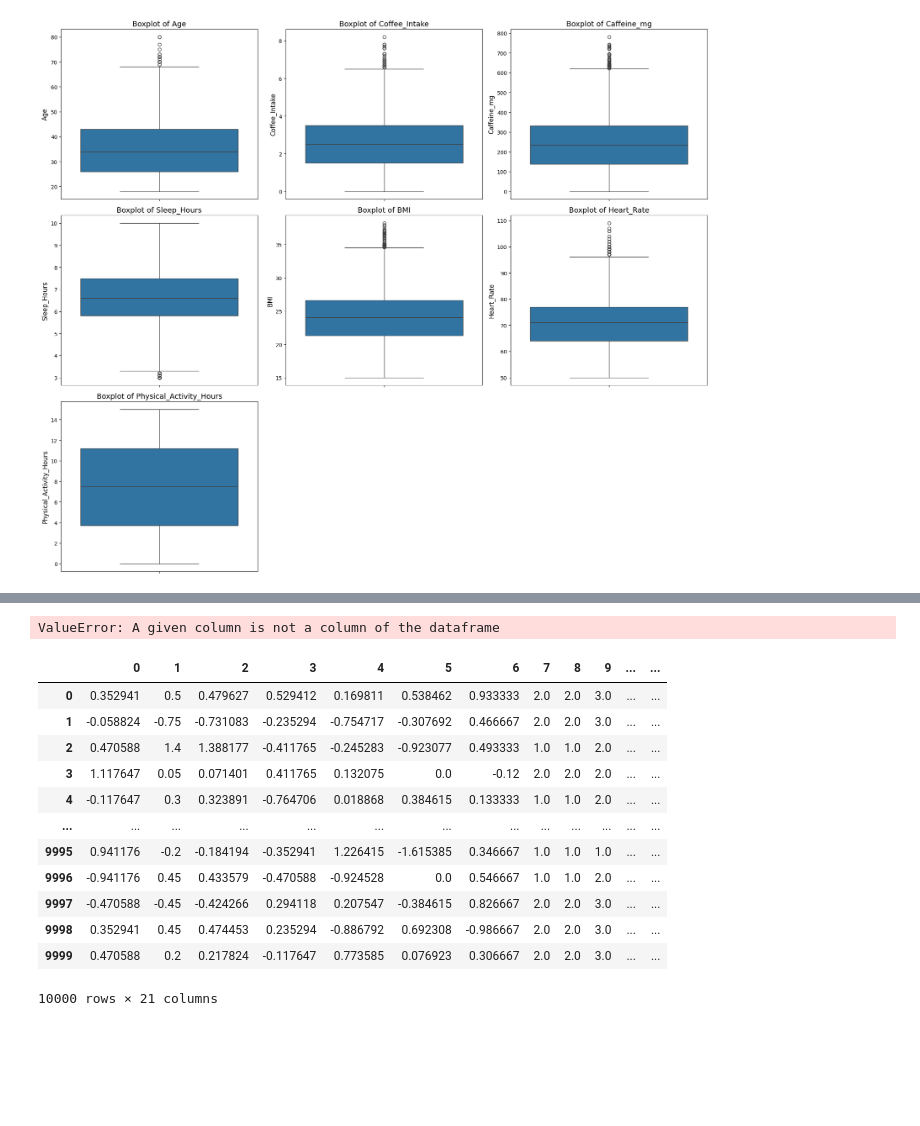
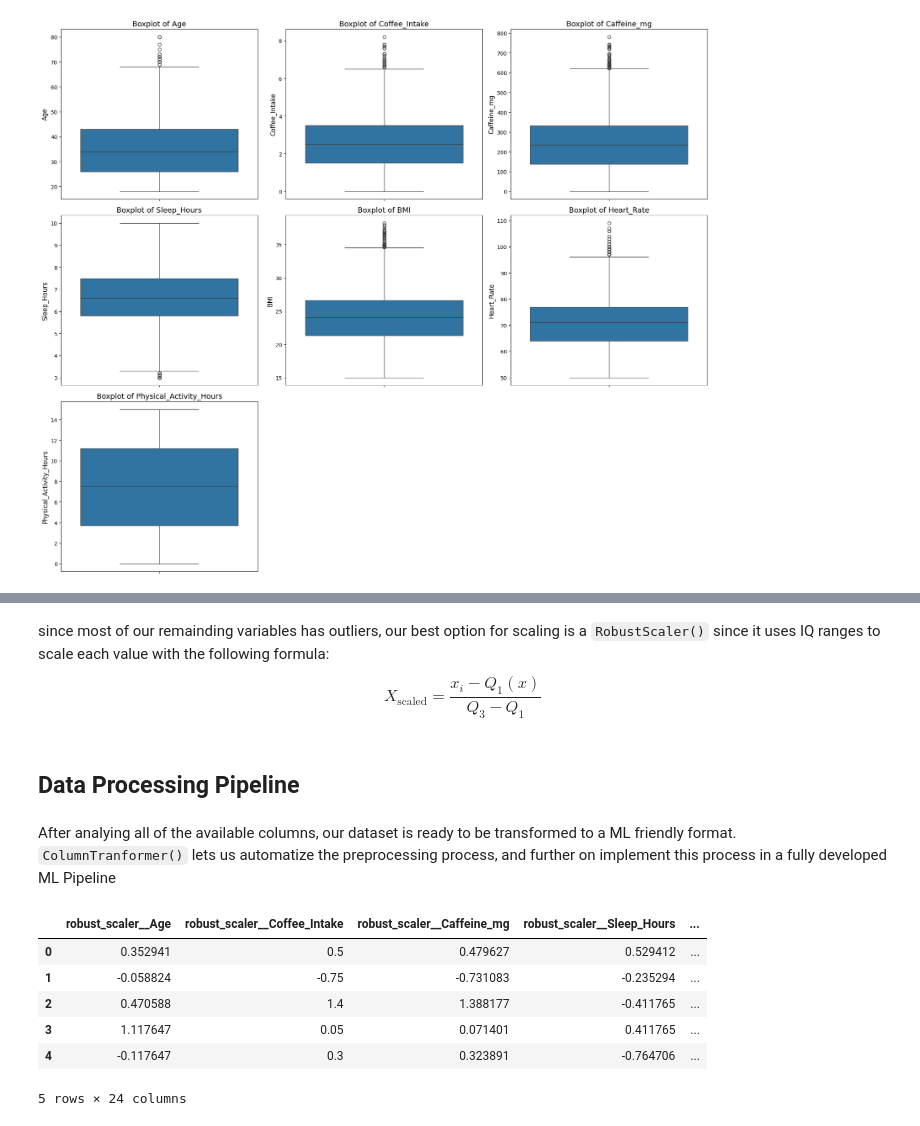
Before and after one commit to Roi-flores13/coffee_intake_project, a Jupyter notebook: notebooks/02_data_wrangling.ipynb, the cells around one changed output, grey strips where cells are left out. Cells and saved outputs as stored; diff of their text form; code cells hidden in the pictures; blank space fills up the shorter version.

Commit message:
feat:finished data preprocessing pipeline

````diff
--- a/notebooks/02_data_wrangling.ipynb
+++ b/notebooks/02_data_wrangling.ipynb
@@ -121,5 +99,5 @@ ordinal_df["is_oceania"] = [1 if country in countries_to_continents["Oceania"] e
 # %%
-country_df = ordinal_df.drop("Country", axis=1) #Drop the no-longer useful "Country" column
+country_df = df.drop("Country", axis=1) #Drop the no-longer useful "Country" column
 # %%
 country_df[["is_america", "is_asia", "is_europe", "is_oceania"]].head()
 # %% [output]
@@ -149,4 +113,4 @@ one_hot_df.head()
 # %%
 # The dtype of those columns can be changed to bool to optimize storage and byte-usage
-one_hot_df["Smoking"] = one_hot_df["Smoking"].astype(bool)
-one_hot_df["Alcohol_Consumption"] = one_hot_df["Alcohol_Consumption"].astype(bool)
+country_df["Smoking"] = country_df["Smoking"].astype(bool)
+country_df["Alcohol_Consumption"] = country_df["Alcohol_Consumption"].astype(bool)
@@ -230,42 +157,47 @@ one_hot_df
+# %% [markdown]
+since most of our remainding variables has outliers, our best option for scaling is a ```RobustScaler()``` since it uses IQ ranges to scale each value with the following formula:
+$$
+X_\text{scaled} = \frac{x_i - Q_1(x)}{Q_3 - Q_1}
+$$
+# %% [markdown]
+## Data Processing Pipeline
+# %% [markdown]
+After analying all of the available columns, our dataset is ready to be transformed to a ML friendly format. ```ColumnTranformer()``` lets us automatize the preprocessing process, and further on implement this process in a fully developed ML Pipeline
 # %%
-from sklearn.preprocessing import RobustScaler
+from sklearn.preprocessing import RobustScaler, OneHotEncoder, OrdinalEncoder
 from sklearn.compose import ColumnTransformer
-from sklearn.preprocessing import OneHotEncoder
 
-ordinal_categories = ["Stress_Level", "Sleep_Quality", "Health_Issues"]
+numeric_cols = ['Age','Coffee_Intake', 'Caffeine_mg', 'Sleep_Hours', 'BMI', 'Heart_Rate', 'Physical_Activity_Hours'] # Variables that have to be scaled
 
-one_hot_categories = ["Gender", "Occupation", "Continent"]
+ordinal_categories = ["Stress_Level", "Sleep_Quality", "Health_Issues"] # Variables that have a hierarchical order
 
-passthorugh = ["Smoking","Alcohol_Consumption"]
+one_hot_categories = ["Gender", "Occupation"] # Variables that just need one-hot encoding
 
-custom_categories = [["High", "Medium", "Low"], ["Poor", "Fair", "Good", "Excellent"],
-                     ["Severe", "Moderate", "Mild", "None"]]
+passthorugh = ["Smoking","Alcohol_Consumption", "is_asia", "is_america", "is_oceania", "is_europe"] # Variables that are already fine as they are
+
+custom_categories = [["High", "Medium", "Low"], # Stress Level hierarchical order
+                     ["Poor", "Fair", "Good", "Excellent"], # Sleep Quality hierarchical order
+                     ["Severe", "Moderate", "Mild", "None"]] # Health Issues hierarchical order
 
 
 ct = ColumnTransformer([
-    ("robust_scaler", RobustScaler(), numeric_cols),
-    ("ordinal_encoding", OrdinalEncoder(categories=custom_categories), ordinal_categories),
-    ("one-hot_encoding", OneHotEncoder(handle_unknown="ignore", sparse_output=False), one_hot_categories),
-    ("passthrough", "passthrough", passthorugh)
+    ("robust_scaler", RobustScaler(), numeric_cols), # scaler
+    ("ordinal_encoding", OrdinalEncoder(categories=custom_categories), ordinal_categories), #ordinal encoding
+    ("onehot_encoding", OneHotEncoder(handle_unknown="ignore", sparse_output=False), one_hot_categories), #one hot encoding
+    ("passthrough", "passthrough", passthorugh) #ignore
 ],
 remainder="passthrough")
 
-new = ct.fit_transform(df)
+transformed_data = ct.fit_transform(country_df)
+feature_names = ct.get_feature_names_out() #extract feature names
-# %% [output]
-ValueError: A given column is not a column of the dataframe
 # %%
-pd.DataFrame(data=new)
+processed_df = pd.DataFrame(data=transformed_data, columns=feature_names) #This is the final dataframe with all processed variables
+processed_df.head()
 # %% [output]
-|  | 0 | 1 | 2 | 3 | 4 | 5 | 6 | 7 | 8 | 9 | ... | ... |
-| 0 | 0.352941 | 0.5 | 0.479627 | 0.529412 | 0.169811 | 0.538462 | 0.933333 | 2.0 | 2.0 | 3.0 | ... | ... |
-| 1 | -0.058824 | -0.75 | -0.731083 | -0.235294 | -0.754717 | -0.307692 | 0.466667 | 2.0 | 2.0 | 3.0 | ... | ... |
-| 2 | 0.470588 | 1.4 | 1.388177 | -0.411765 | -0.245283 | -0.923077 | 0.493333 | 1.0 | 1.0 | 2.0 | ... | ... |
-| 3 | 1.117647 | 0.05 | 0.071401 | 0.411765 | 0.132075 | 0.0 | -0.12 | 2.0 | 2.0 | 2.0 | ... | ... |
-| 4 | -0.117647 | 0.3 | 0.323891 | -0.764706 | 0.018868 | 0.384615 | 0.133333 | 1.0 | 1.0 | 2.0 | ... | ... |
-| ... | ... | ... | ... | ... | ... | ... | ... | ... | ... | ... | ... | ... |
-| 9995 | 0.941176 | -0.2 | -0.184194 | -0.352941 | 1.226415 | -1.615385 | 0.346667 | 1.0 | 1.0 | 1.0 | ... | ... |
-| 9996 | -0.941176 | 0.45 | 0.433579 | -0.470588 | -0.924528 | 0.0 | 0.546667 | 1.0 | 1.0 | 2.0 | ... | ... |
-| 9997 | -0.470588 | -0.45 | -0.424266 | 0.294118 | 0.207547 | -0.384615 | 0.826667 | 2.0 | 2.0 | 3.0 | ... | ... |
-| 9998 | 0.352941 | 0.45 | 0.474453 | 0.235294 | -0.886792 | 0.692308 | -0.986667 | 2.0 | 2.0 | 3.0 | ... | ... |
-| 9999 | 0.470588 | 0.2 | 0.217824 | -0.117647 | 0.773585 | 0.076923 | 0.306667 | 2.0 | 2.0 | 3.0 | ... | ... |
+|  | robust_scaler__Age | robust_scaler__Coffee_Intake | robust_scaler__Caffeine_mg | robust_scaler__Sleep_Hours | ... |
+| 0 | 0.352941 | 0.5 | 0.479627 | 0.529412 | ... |
+| 1 | -0.058824 | -0.75 | -0.731083 | -0.235294 | ... |
+| 2 | 0.470588 | 1.4 | 1.388177 | -0.411765 | ... |
+| 3 | 1.117647 | 0.05 | 0.071401 | 0.411765 | ... |
+| 4 | -0.117647 | 0.3 | 0.323891 | -0.764706 | ... |
-10000 rows × 21 columns
+5 rows × 24 columns
````
Also changed, not shown: parts of 13 cells of this notebook.
